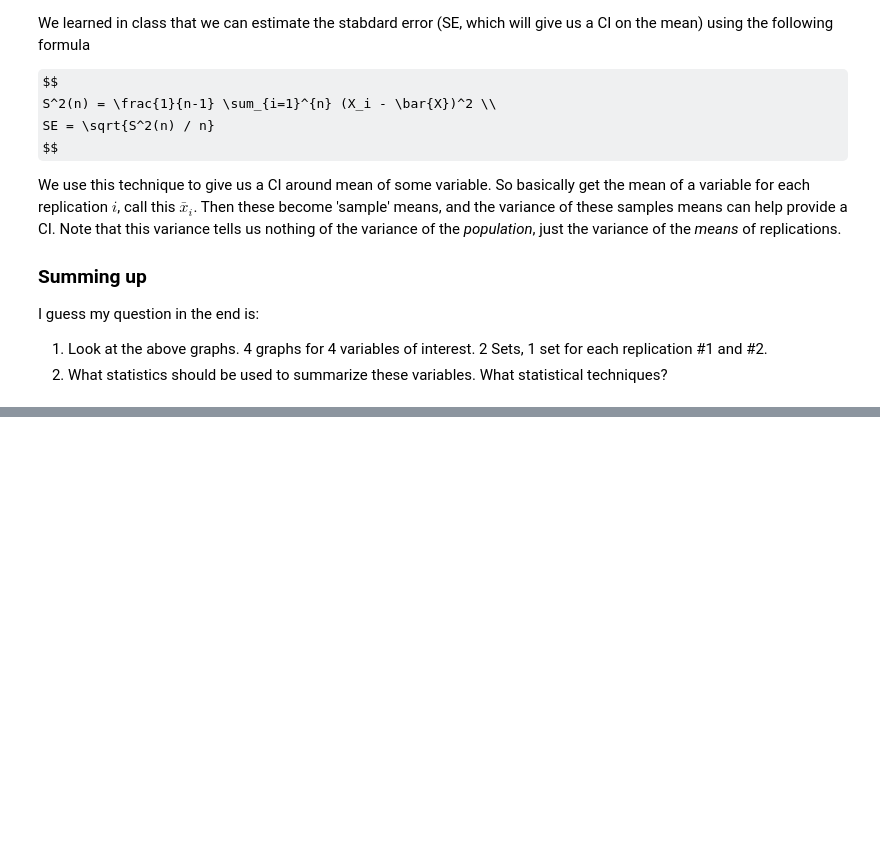
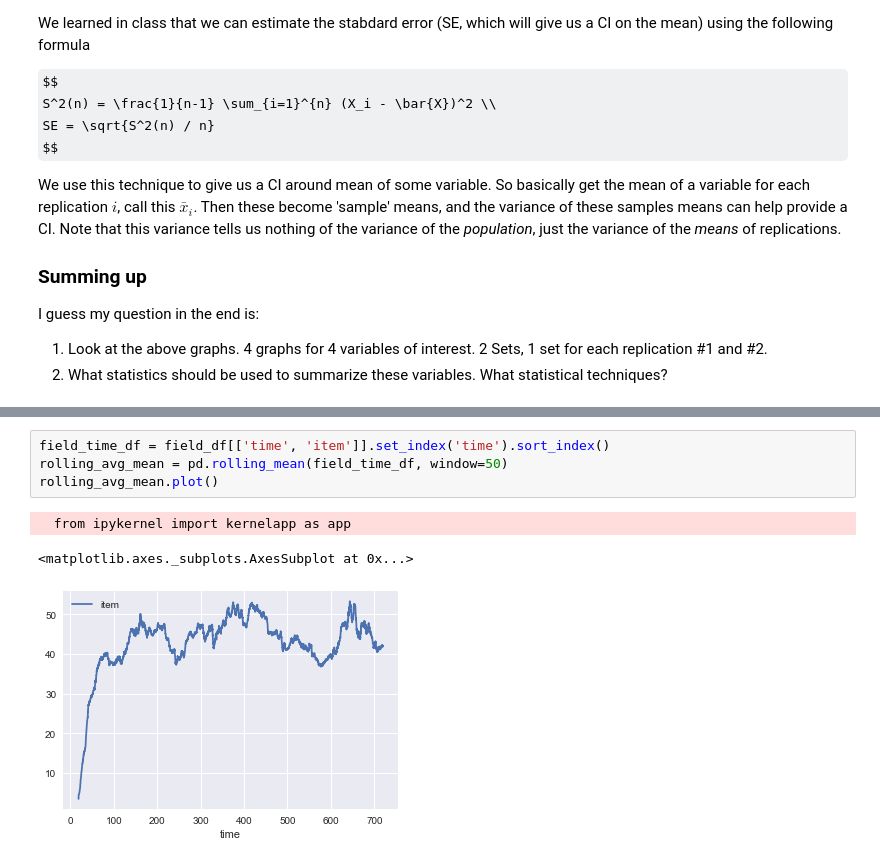
Before and after one commit to JeremyBYU/uas-package, a Jupyter notebook: notebooks/Simulation Analysis.ipynb, the cells around one changed output, grey strips where cells are left out. Cells and saved outputs as stored; diff of their text form; some formulas as TeX source; blank space fills up the shorter version.

```diff
--- a/notebooks/Simulation Analysis.ipynb
+++ b/notebooks/Simulation Analysis.ipynb
@@ -114,0 +176,8 @@ sns.tsplot(data=package_df['uas_wait'])
+# %%
+field_time_df = field_df[['time', 'item']].set_index('time').sort_index()
+rolling_avg_mean = pd.rolling_mean(field_time_df, window=50)
+rolling_avg_mean.plot()
+# %% [output]
+  from ipykernel import kernelapp as app
+<matplotlib.axes._subplots.AxesSubplot at 0x...>
+[figure, added]
```
Also changed, not shown: parts of 8 cells of this notebook, 5 other files.
